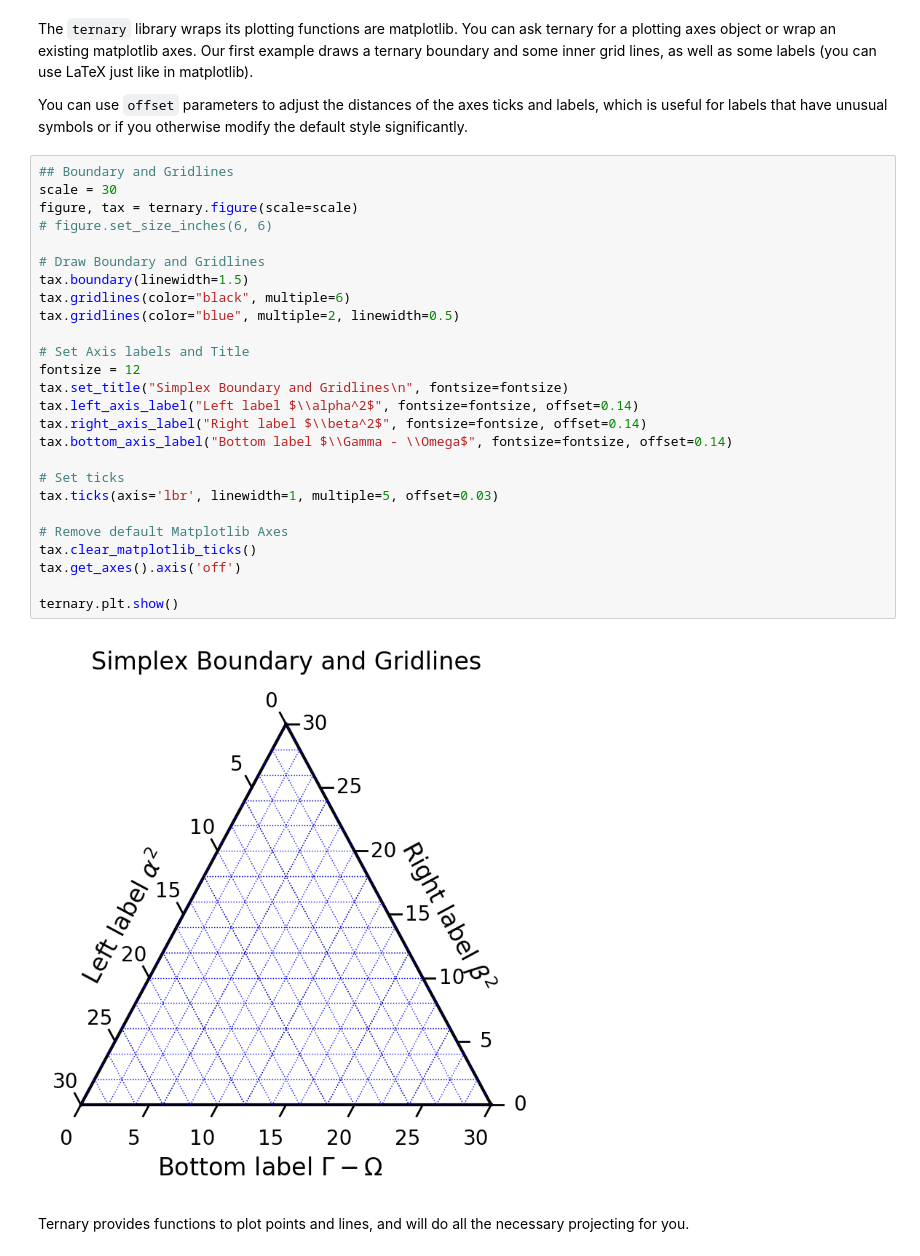
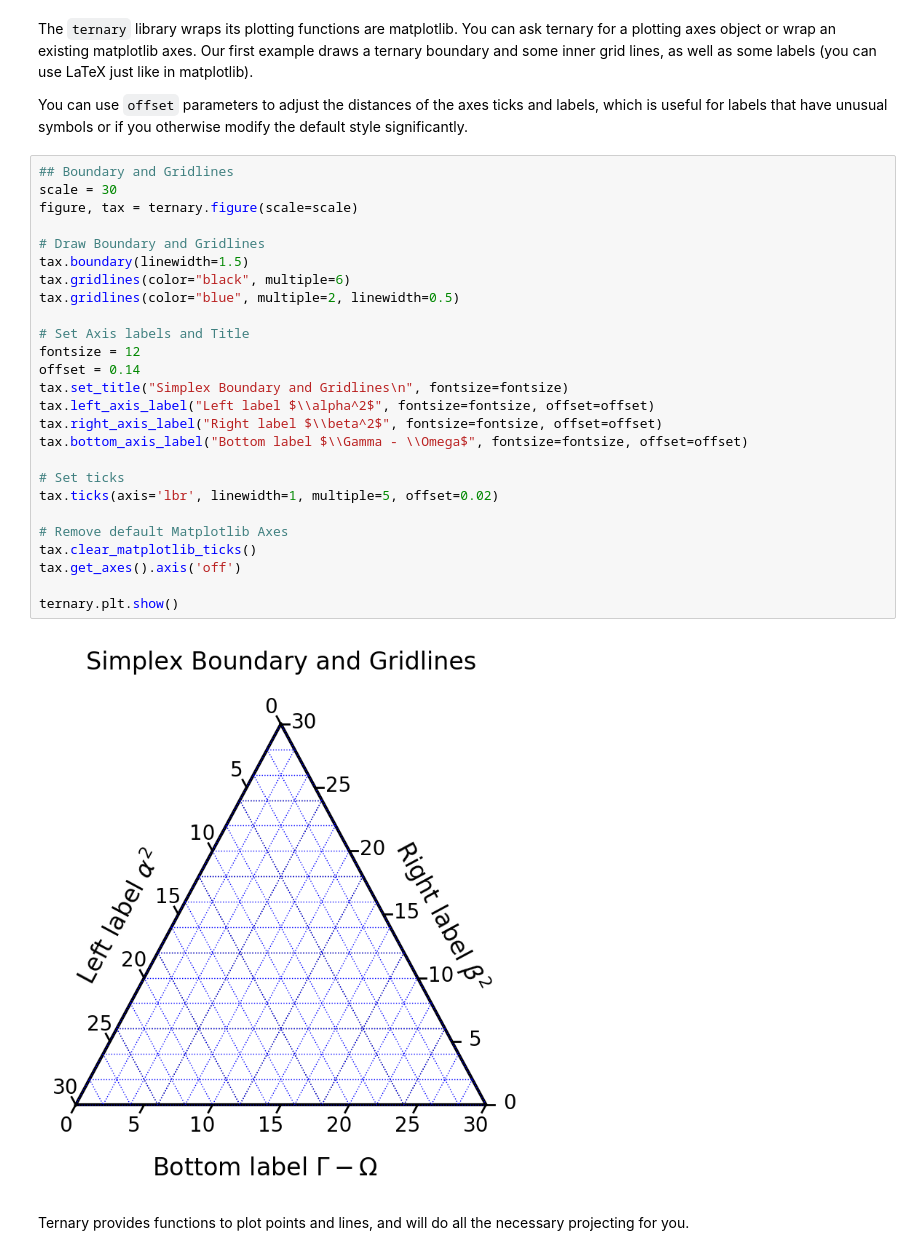
Before and after one commit to marcharper/python-ternary, a Jupyter notebook: examples/Ternary-Examples.ipynb, the cells around one changed output. Drawn from its saved outputs; the diff is of its cells as text.

```diff
--- a/examples/Ternary-Examples.ipynb
+++ b/examples/Ternary-Examples.ipynb
@@ -22,31 +22,31 @@ You can use `offset` parameters to adjust the distances of the axes ticks and la
 # %%
 ## Boundary and Gridlines
 scale = 30
 figure, tax = ternary.figure(scale=scale)
-# figure.set_size_inches(6, 6)
 
 # Draw Boundary and Gridlines
 tax.boundary(linewidth=1.5)
 tax.gridlines(color="black", multiple=6)
 tax.gridlines(color="blue", multiple=2, linewidth=0.5)
 
 # Set Axis labels and Title
 fontsize = 12
+offset = 0.14
 tax.set_title("Simplex Boundary and Gridlines\n", fontsize=fontsize)
-tax.left_axis_label("Left label $\\alpha^2$", fontsize=fontsize, offset=0.14)
-tax.right_axis_label("Right label $\\beta^2$", fontsize=fontsize, offset=0.14)
-tax.bottom_axis_label("Bottom label $\\Gamma - \\Omega$", fontsize=fontsize, offset=0.14)
+tax.left_axis_label("Left label $\\alpha^2$", fontsize=fontsize, offset=offset)
+tax.right_axis_label("Right label $\\beta^2$", fontsize=fontsize, offset=offset)
+tax.bottom_axis_label("Bottom label $\\Gamma - \\Omega$", fontsize=fontsize, offset=offset)
 
 # Set ticks
-tax.ticks(axis='lbr', linewidth=1, multiple=5, offset=0.03)
+tax.ticks(axis='lbr', linewidth=1, multiple=5, offset=0.02)
 
 # Remove default Matplotlib Axes
 tax.clear_matplotlib_ticks()
 tax.get_axes().axis('off')
 
 ternary.plt.show()
 # %% [output]
-[figure, old version]
+[figure, new version]
 # %% [markdown]
 Ternary provides functions to plot points and lines, and will do all the necessary projecting for you.
 # %%
```
Also changed, not shown: parts of 7 cells of this notebook.
